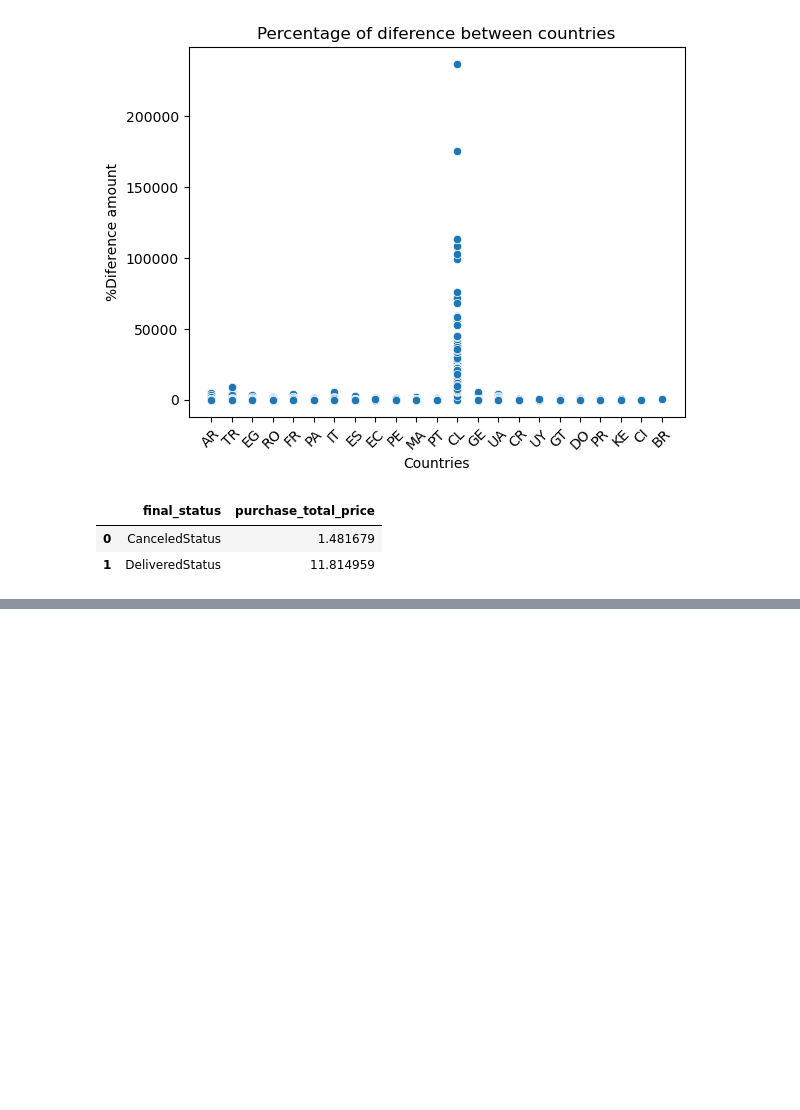
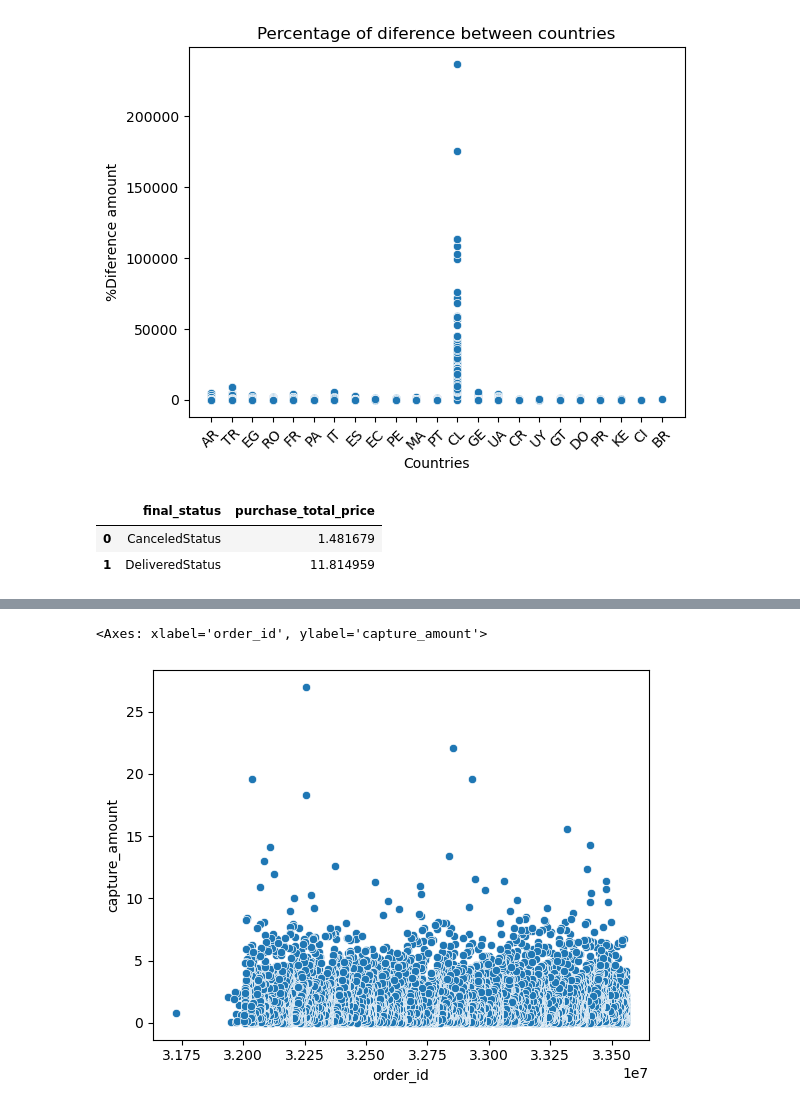
Before and after one commit to UriCVV/products-analytics-delivery-app, a Jupyter notebook: src/data-exploration.ipynb, the cells around one changed output, grey strips where cells are left out. Drawn from its saved outputs; the diff is of its cells as text; code cells hidden in the pictures; blank space fills up the shorter version.

```diff
--- a/src/data-exploration.ipynb
+++ b/src/data-exploration.ipynb
@@ -278,3 +280,9 @@ orders.groupby("final_status")["purchase_total_price"].mean().reset_index()
 |  | final_status | purchase_total_price |
 | 0 | CanceledStatus | 1.481679 |
 | 1 | DeliveredStatus | 11.814959 |
+# %%
+#authorized = orders[orders["money_diference_percentage"] > 0 & orders["money_diference_percentage"] < 20]
+authorized = orders.query("money_diference_percentage > 0 and money_diference_percentage < 20")
+# %%
+authorized["capture_amount"] = (authorized["products_total"] * 1.2) - authorized["purchase_total_price"]
+authorized
@@ -280,0 +303,5 @@ orders.groupby("final_status")["purchase_total_price"].mean().reset_index()
+# %%
+sns.scatterplot(data=authorized, x="order_id", y="capture_amount")
+# %% [output]
+<Axes: xlabel='order_id', ylabel='capture_amount'>
+[figure, added]
```
Also changed, not shown: parts of 5 cells of this notebook.
